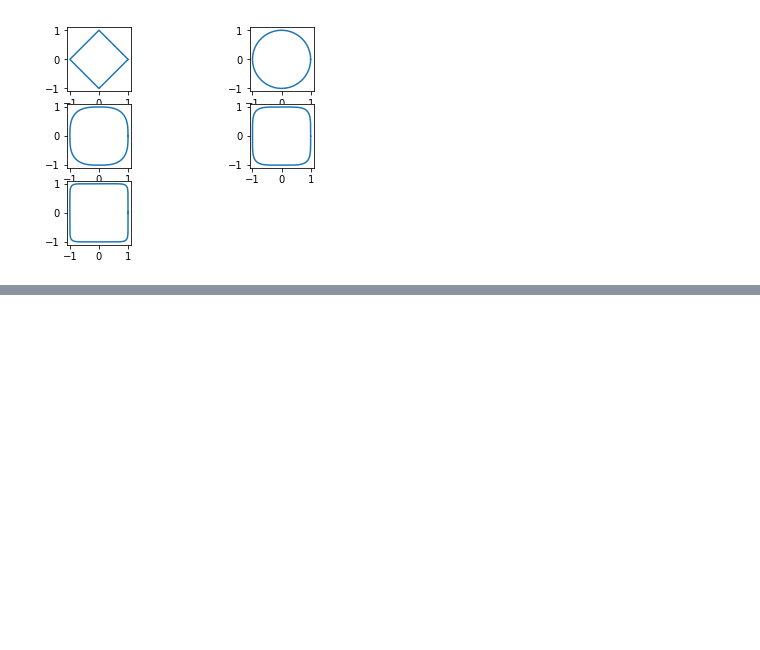
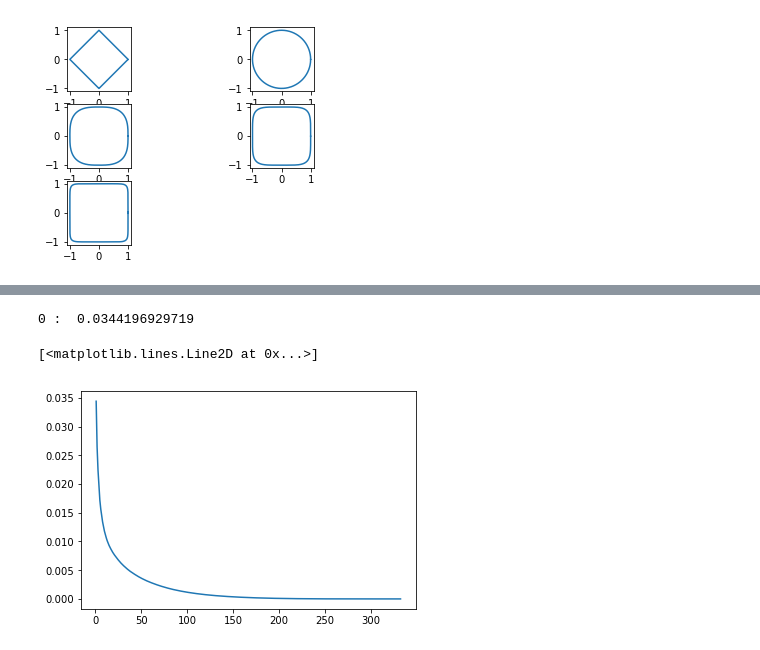
Before and after one commit to marcos0318/DataSciLabs, a Jupyter notebook: FirstNotebook.ipynb, the cells around one changed output, grey strips where cells are left out. Saved outputs shown, nothing was run; the diff lists cells and outputs as text; code cells hidden in the pictures; blank space fills up the shorter version.

```diff
--- a/FirstNotebook.ipynb
+++ b/FirstNotebook.ipynb
@@ -75,0 +143,22 @@ plt.show()
+# %%
+def getError(_s, _r):
+    s_2 = _s * _s
+    onesZeros = np.hstack((np.ones(_r), np.zeros(_s.shape[0] - _r)))
+    return np.sum(s_2 * onesZeros) / np.sum(s_2)
+U, s, V = np.linalg.svd(grayImg)
+r = 100
+getError(s, r)
+
+x = range(1, len(s))
+y = [1-getError(s, i) for i in x]
+
+for i in range(0, 10):
+    if y[i] < 0.05:
+        print i, ": " ,y[i]
+        break
+
+plt.plot(x, y)
+# %% [output]
+0 :  0.0344196929719
+[<matplotlib.lines.Line2D at 0x...>]
+[figure, added]
```
Also changed, not shown: parts of 12 cells of this notebook, 1 other file.
